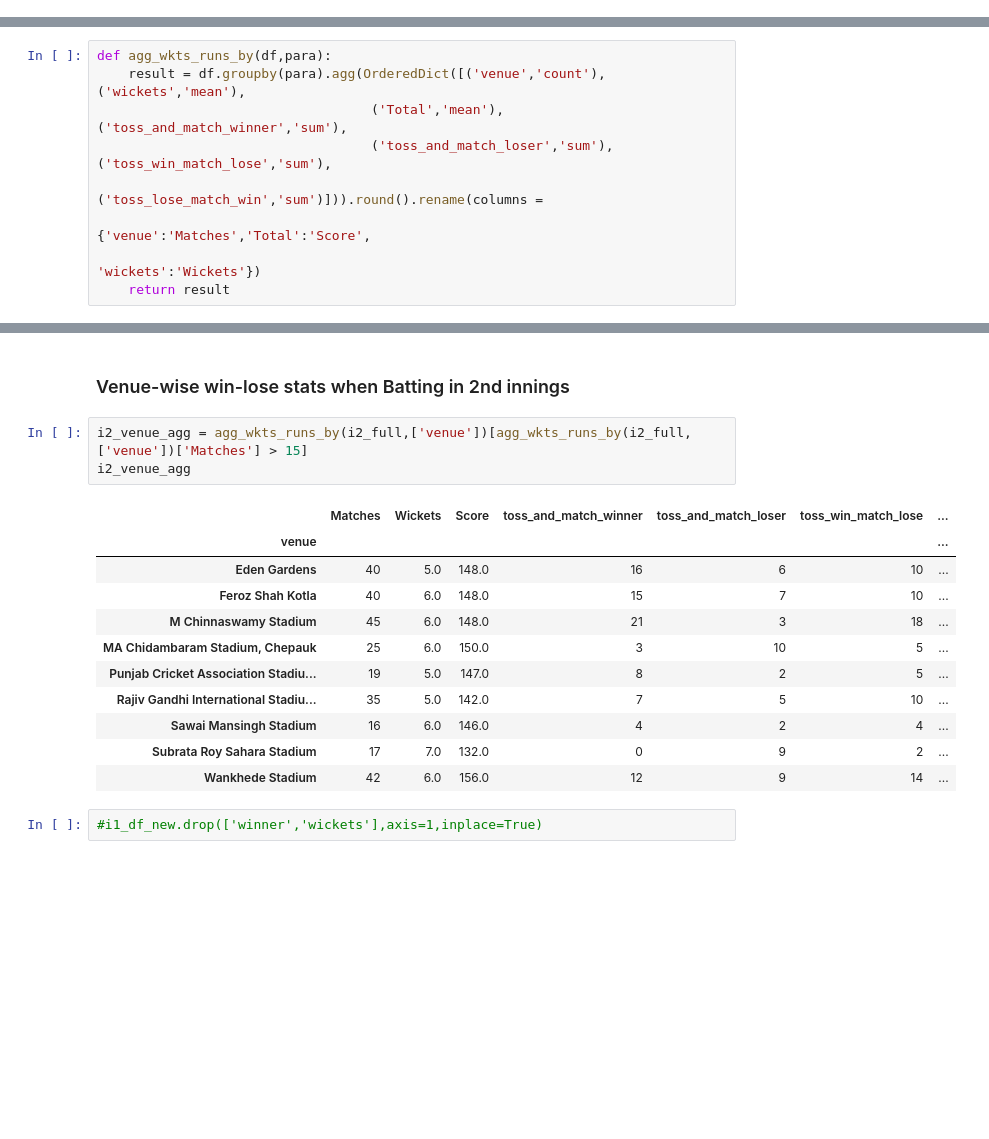
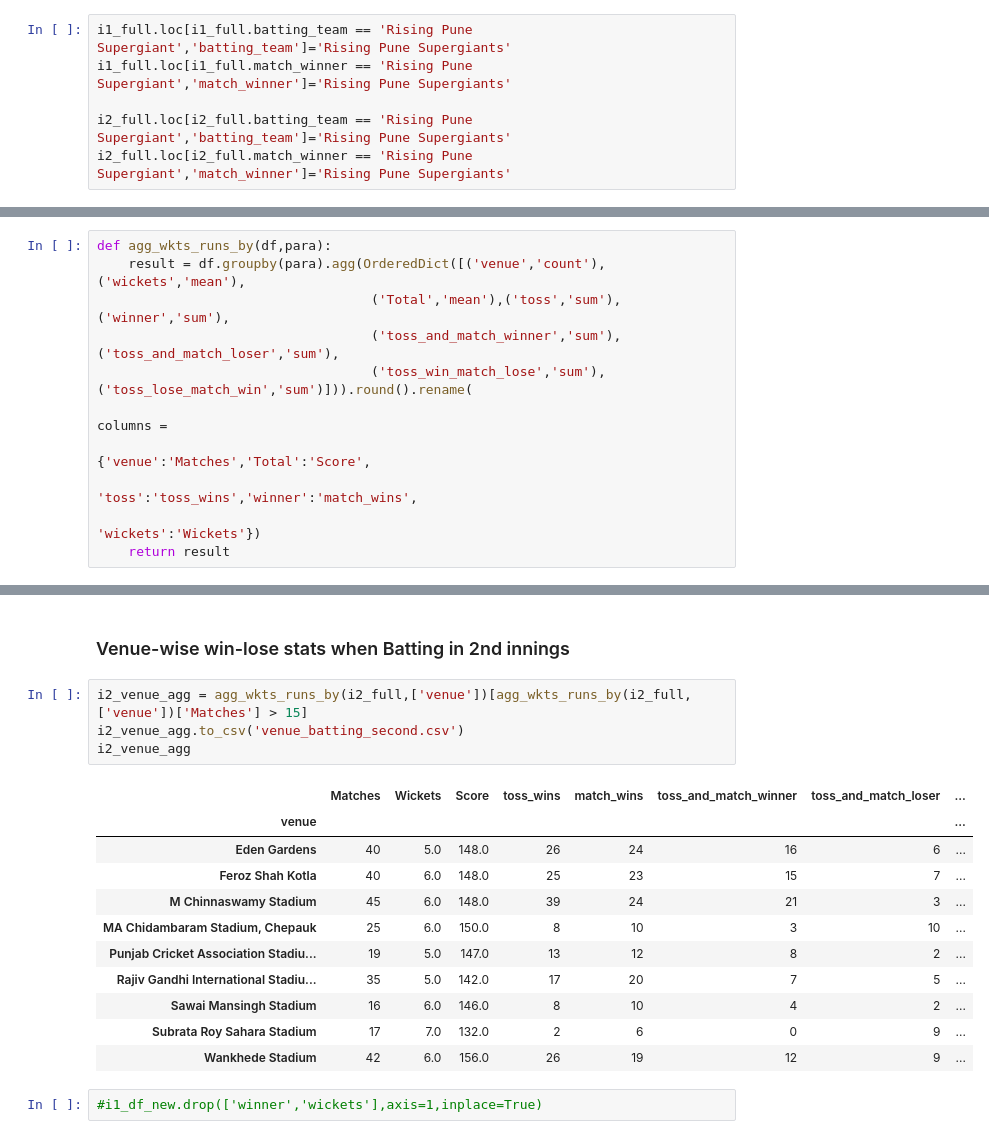
Before and after one commit to dhararkajit/arkajit_repo, a Jupyter notebook: IPL_all_matches_ballbyball.ipynb, the cells around one changed output, grey strips where cells are left out. Drawn from its saved outputs; the diff is of its cells as text; blank space fills up the shorter version.

```diff
--- a/IPL_all_matches_ballbyball.ipynb
+++ b/IPL_all_matches_ballbyball.ipynb
@@ -475,0 +500,6 @@ i2_full = i2_df_new.append(i2_df_2013new.append(i2_df_2014new.append(i2_df_2015n
+# %%
+i1_full.loc[i1_full.batting_team == 'Rising Pune Supergiant','batting_team']='Rising Pune Supergiants'
+i1_full.loc[i1_full.match_winner == 'Rising Pune Supergiant','match_winner']='Rising Pune Supergiants'
+
+i2_full.loc[i2_full.batting_team == 'Rising Pune Supergiant','batting_team']='Rising Pune Supergiants'
+i2_full.loc[i2_full.match_winner == 'Rising Pune Supergiant','match_winner']='Rising Pune Supergiants'
@@ -507,10 +528,12 @@ from collections import OrderedDict
 # %%
 def agg_wkts_runs_by(df,para):
     result = df.groupby(para).agg(OrderedDict([('venue','count'),('wickets','mean'),
-                                   ('Total','mean'),('toss_and_match_winner','sum'),
-                                   ('toss_and_match_loser','sum'),('toss_win_match_lose','sum'),
-                                   ('toss_lose_match_win','sum')])).round().rename(columns =
+                                   ('Total','mean'),('toss','sum'),('winner','sum'),
+                                   ('toss_and_match_winner','sum'),('toss_and_match_loser','sum'),
+                                   ('toss_win_match_lose','sum'),('toss_lose_match_win','sum')])).round().rename(
+                                                                                    columns =
                                                                                    {'venue':'Matches','Total':'Score',
+                                                                                  'toss':'toss_wins','winner':'match_wins',
                                                                                   'wickets':'Wickets'})
     return result
 # %% [markdown]
@@ -563,19 +589,20 @@ i1_venue_agg
 ### Venue-wise win-lose stats when Batting in 2nd innings
 # %%
 i2_venue_agg = agg_wkts_runs_by(i2_full,['venue'])[agg_wkts_runs_by(i2_full,['venue'])['Matches'] > 15]
+i2_venue_agg.to_csv('venue_batting_second.csv')
 i2_venue_agg
 # %% [output]
-|  | Matches | Wickets | Score | toss_and_match_winner | toss_and_match_loser | toss_win_match_lose | ... |
-| venue |  |  |  |  |  |  | ... |
-| Eden Gardens | 40 | 5.0 | 148.0 | 16 | 6 | 10 | ... |
-| Feroz Shah Kotla | 40 | 6.0 | 148.0 | 15 | 7 | 10 | ... |
-| M Chinnaswamy Stadium | 45 | 6.0 | 148.0 | 21 | 3 | 18 | ... |
-| MA Chidambaram Stadium, Chepauk | 25 | 6.0 | 150.0 | 3 | 10 | 5 | ... |
-| Punjab Cricket Association Stadiu... | 19 | 5.0 | 147.0 | 8 | 2 | 5 | ... |
-| Rajiv Gandhi International Stadiu... | 35 | 5.0 | 142.0 | 7 | 5 | 10 | ... |
-| Sawai Mansingh Stadium | 16 | 6.0 | 146.0 | 4 | 2 | 4 | ... |
-| Subrata Roy Sahara Stadium | 17 | 7.0 | 132.0 | 0 | 9 | 2 | ... |
-| Wankhede Stadium | 42 | 6.0 | 156.0 | 12 | 9 | 14 | ... |
+|  | Matches | Wickets | Score | toss_wins | match_wins | toss_and_match_winner | toss_and_match_loser | ... |
+| venue |  |  |  |  |  |  |  | ... |
+| Eden Gardens | 40 | 5.0 | 148.0 | 26 | 24 | 16 | 6 | ... |
+| Feroz Shah Kotla | 40 | 6.0 | 148.0 | 25 | 23 | 15 | 7 | ... |
+| M Chinnaswamy Stadium | 45 | 6.0 | 148.0 | 39 | 24 | 21 | 3 | ... |
+| MA Chidambaram Stadium, Chepauk | 25 | 6.0 | 150.0 | 8 | 10 | 3 | 10 | ... |
+| Punjab Cricket Association Stadiu... | 19 | 5.0 | 147.0 | 13 | 12 | 8 | 2 | ... |
+| Rajiv Gandhi International Stadiu... | 35 | 5.0 | 142.0 | 17 | 20 | 7 | 5 | ... |
+| Sawai Mansingh Stadium | 16 | 6.0 | 146.0 | 8 | 10 | 4 | 2 | ... |
+| Subrata Roy Sahara Stadium | 17 | 7.0 | 132.0 | 2 | 6 | 0 | 9 | ... |
+| Wankhede Stadium | 42 | 6.0 | 156.0 | 26 | 19 | 12 | 9 | ... |
 # %%
 #i1_df_new.drop(['winner','wickets'],axis=1,inplace=True)
 # %% [markdown]
```
Also changed, not shown: parts of 8 cells of this notebook.
